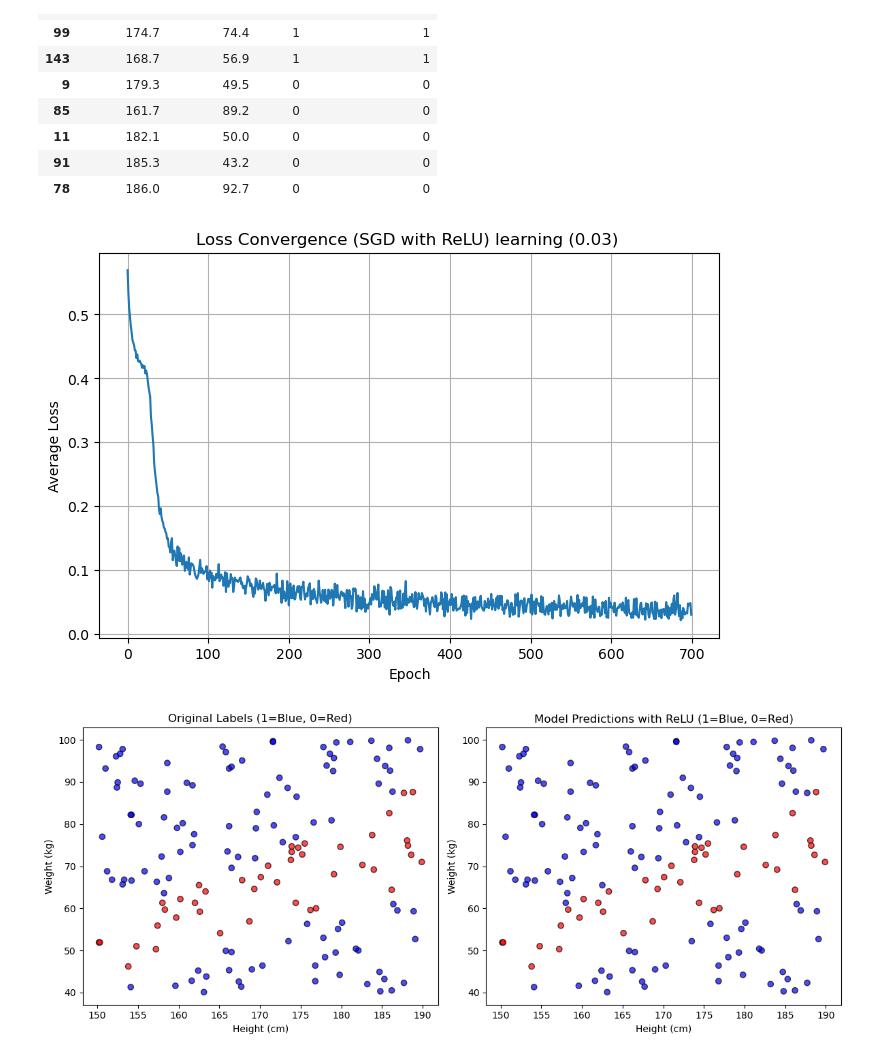
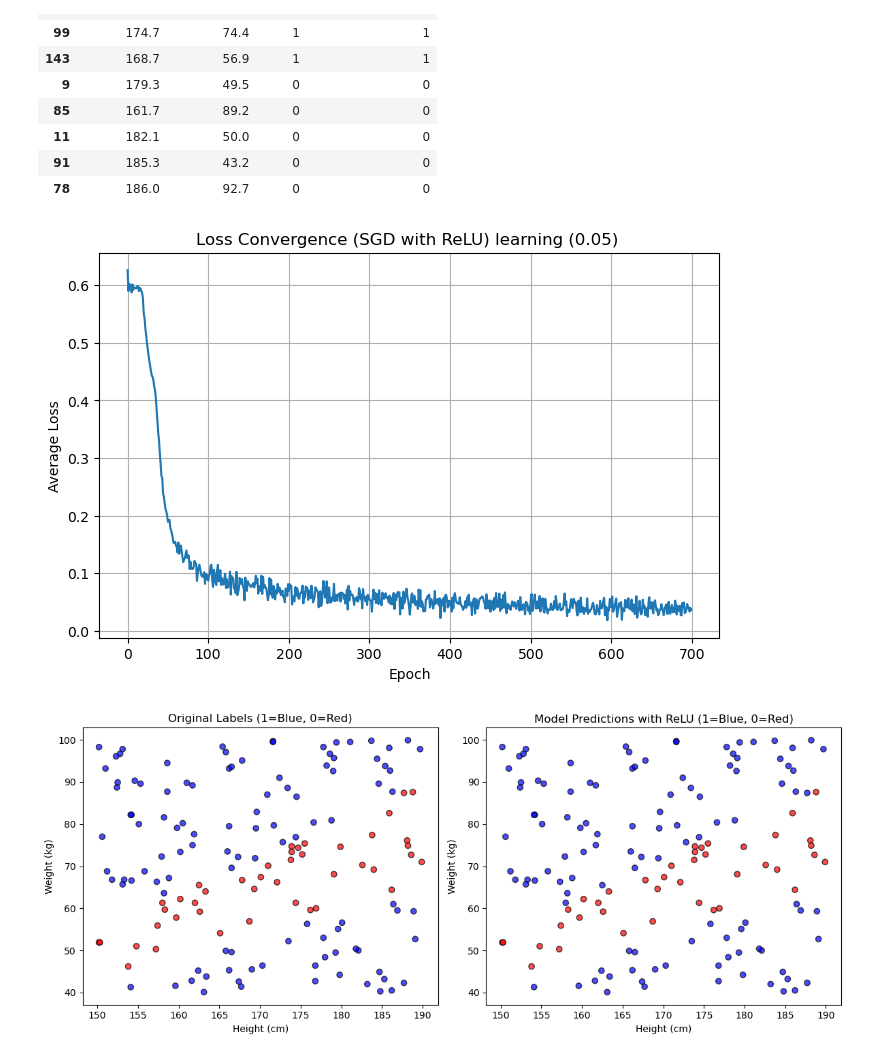
Before and after one commit to qamarr6092/math-with-python, a Jupyter notebook: Calculus/calculus.ipynb, the cells around one changed output. Drawn from its saved outputs; the diff is of its cells as text; code cells hidden in the pictures.

```diff
--- a/Calculus/calculus.ipynb
+++ b/Calculus/calculus.ipynb
@@ -1345,34 +1345,34 @@ plt.figure(figsize=(8, 5))
 plt.plot(loss_history)
 plt.xlabel('Epoch')
 plt.ylabel('Average Loss')
-plt.title('Loss Convergence (SGD with ReLU) learning (0.03) ')
+plt.title('Loss Convergence (SGD with ReLU) learning (0.05) ')
 plt.grid(True)
 plt.show()
 
 
 _, _, _, y_hat = forward(X, W1, b1, W2, b2)
 df['Model_Prediction'] = (y_hat >= 0.5).astype(int)
 
 
 
 fig, ax = plt.subplots(1, 2, figsize=(12, 5))
 
 
 ax[0].scatter(df['Height(cm)'], df['Weight(kg)'],
               c=df['Label'], cmap='bwr', alpha=0.7, edgecolors='k')
 ax[0].set_title('Original Labels (1=Blue, 0=Red)')
 ax[0].set_xlabel('Height (cm)')
 ax[0].set_ylabel('Weight (kg)')
 
 
 ax[1].scatter(df['Height(cm)'], df['Weight(kg)'],
               c=df['Model_Prediction'], cmap='bwr', alpha=0.7, edgecolors='k')
 ax[1].set_title('Model Predictions with ReLU (1=Blue, 0=Red)')
 ax[1].set_xlabel('Height (cm)')
 ax[1].set_ylabel('Weight (kg)')
 
 plt.tight_layout()
 plt.show()
 # %% [output]
-[figure, old version]
+[figure, new version]
 [figure]
```
